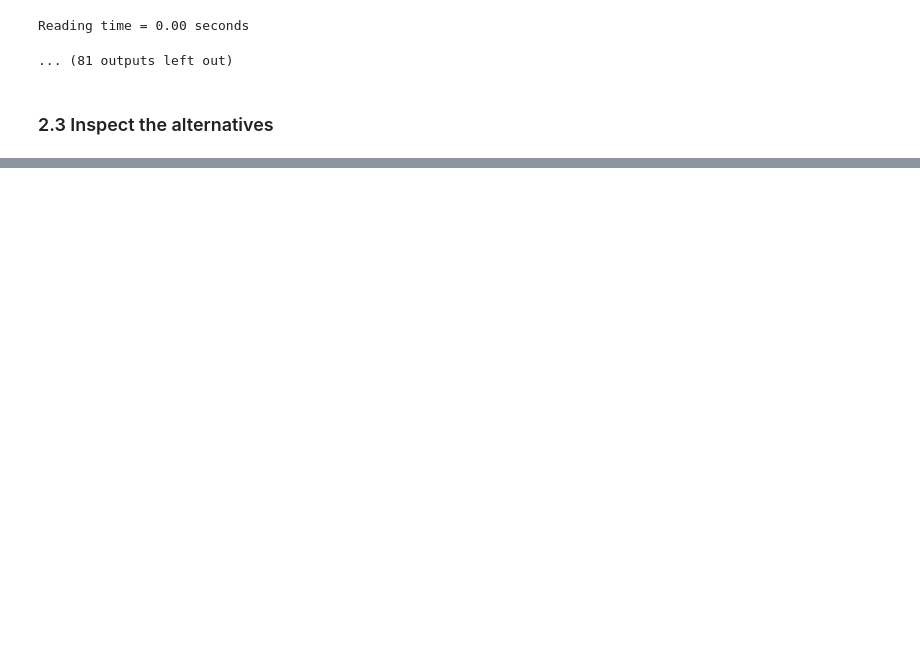
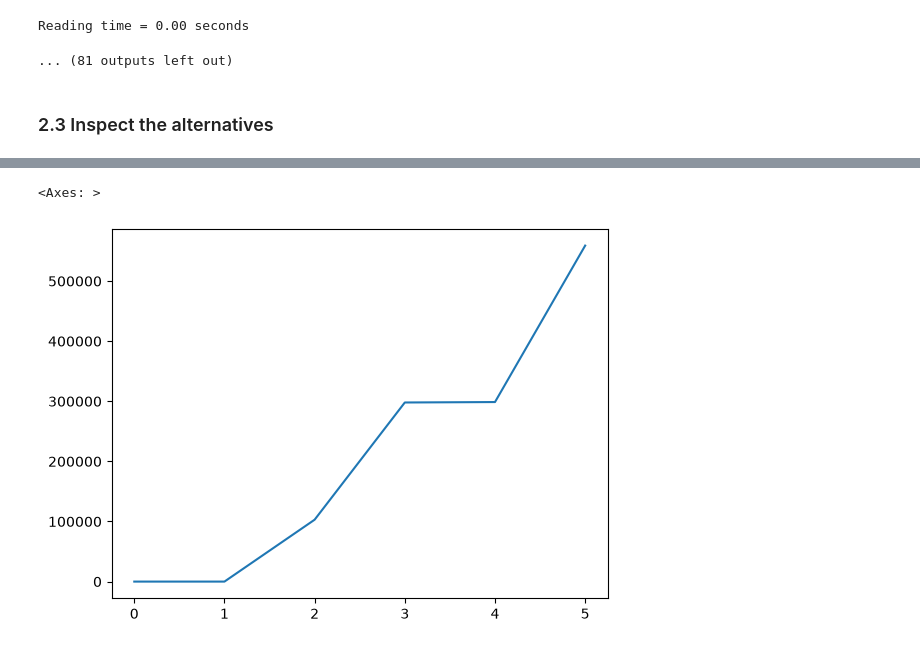
Before and after one commit to MGA4all/MGA4all_algorithms, a Jupyter notebook: docs/tutorials/tutorial_random_directions.ipynb, the cells around one changed output, grey strips where cells are left out. Saved outputs shown, nothing was run; the diff lists cells and outputs as text; code cells hidden in the pictures; blank space fills up the shorter version.

```diff
--- a/docs/tutorials/tutorial_random_directions.ipynb
+++ b/docs/tutorials/tutorial_random_directions.ipynb
@@ -122,0 +131,5 @@ mga_weights
+# %%
+metrics['VESA'].plot()
+# %% [output]
+<Axes: >
+[figure, added]
```
Also changed, not shown: parts of 8 cells of this notebook, 10 other files.
